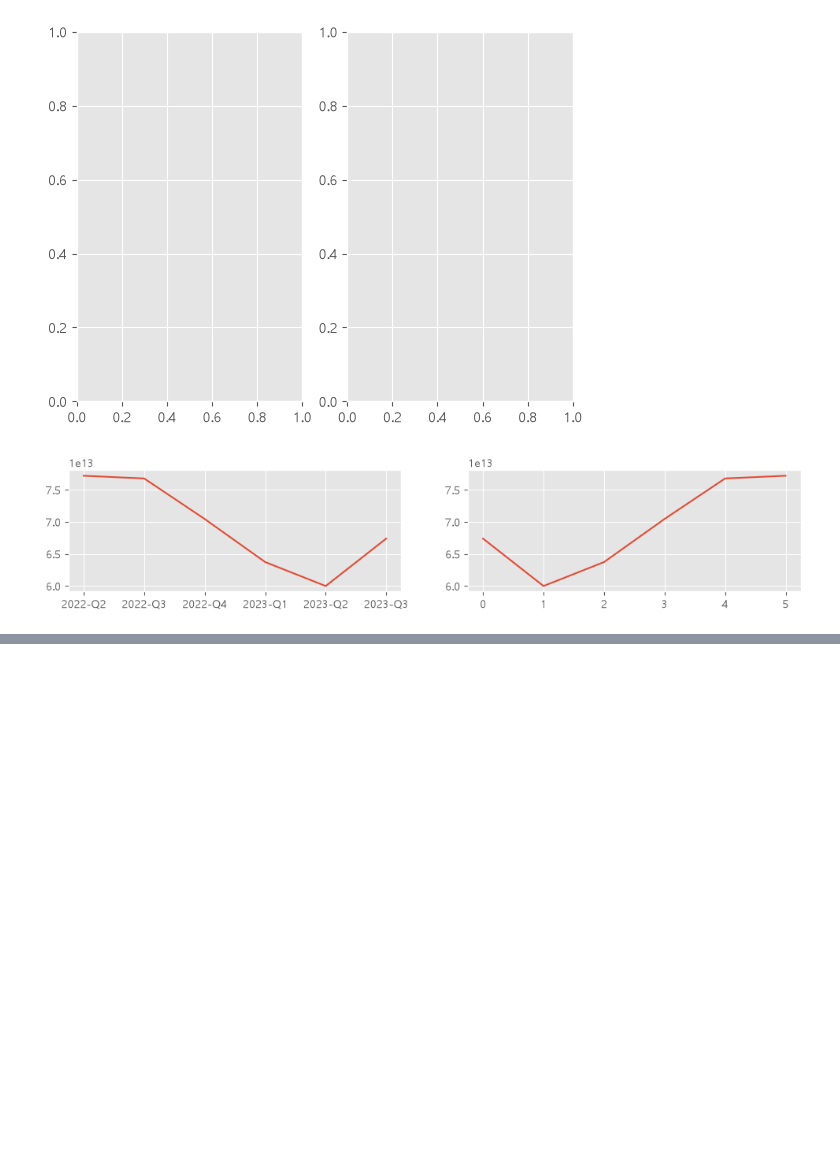
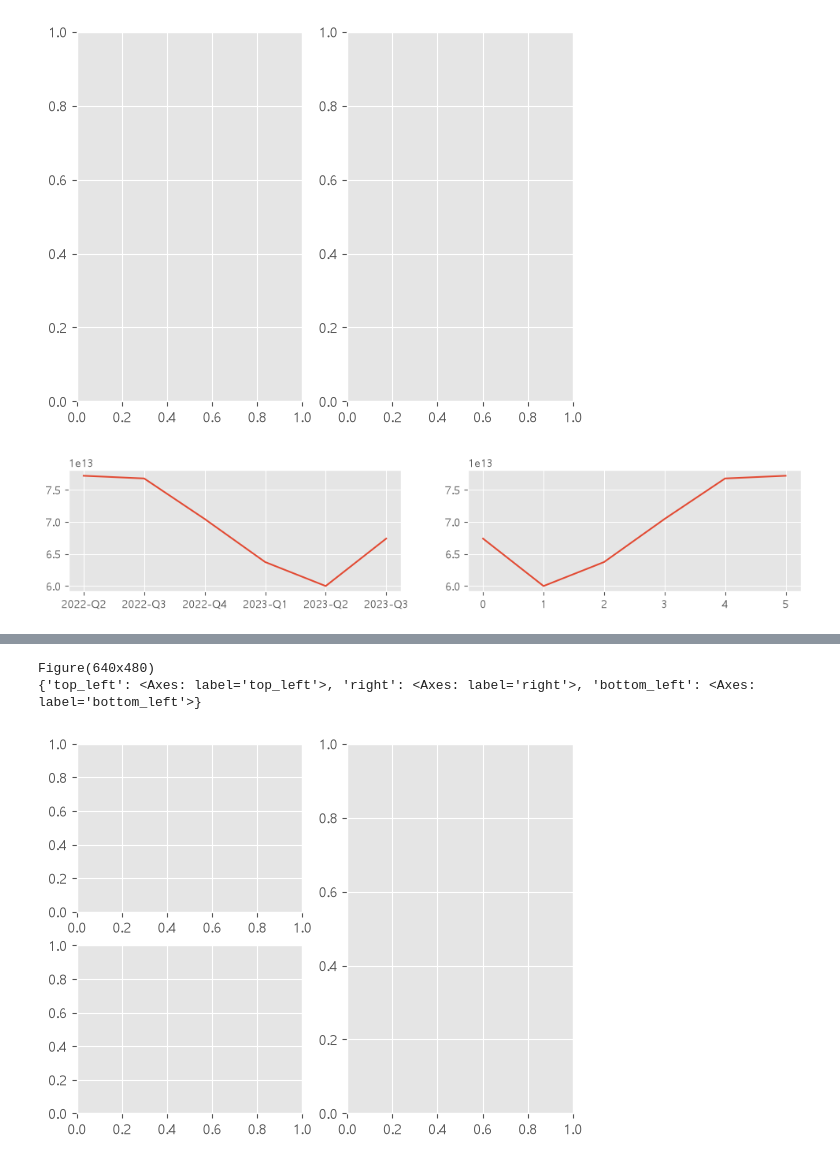
Before and after one commit to jhy5317/17-data-analysis, a Jupyter notebook: 01_matplotlib.ipynb, the cells around one changed output, grey strips where cells are left out. Saved outputs shown, nothing was run; the diff lists cells and outputs as text; code cells hidden in the pictures; blank space fills up the shorter version.

```diff
--- a/01_matplotlib.ipynb
+++ b/01_matplotlib.ipynb
@@ -283,0 +299,12 @@ plt.show()
+# %%
+fig, axes = plt.subplot_mosaic([
+    ["top_left", "right"],
+    ["bottom_left", "right"]
+])
+
+print(fig)
+print(axes)
+# %% [output]
+Figure(640x480)
+{'top_left': <Axes: label='top_left'>, 'right': <Axes: label='right'>, 'bottom_left': <Axes: label='bottom_left'>}
+[figure, added]
```
Also changed, not shown: parts of 23 cells of this notebook, 3 other files.
